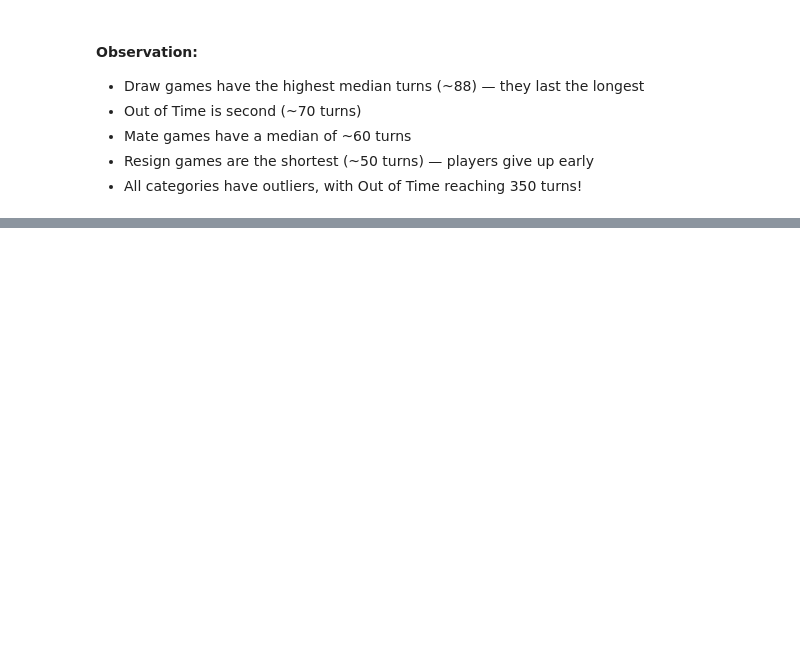
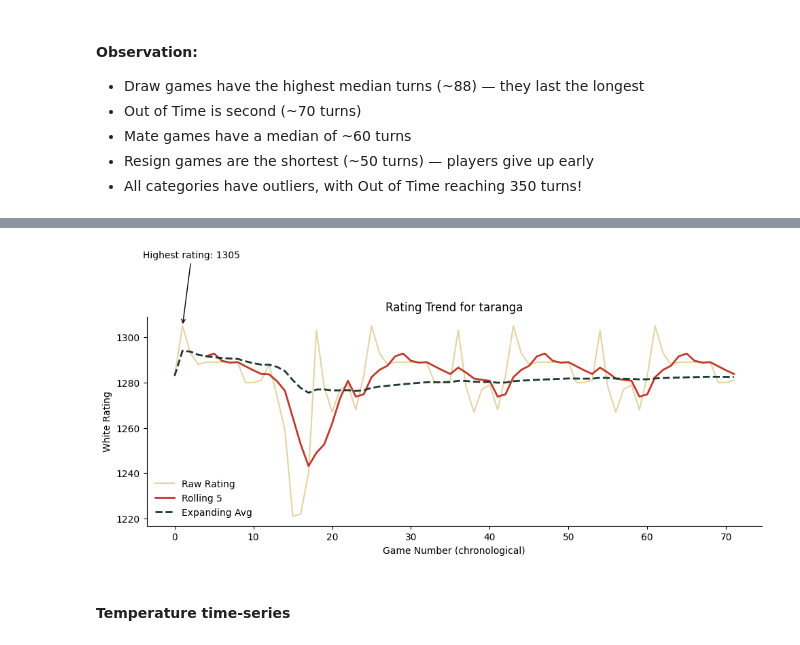
Before and after one commit to dina-masry/Chess_game, a Jupyter notebook: notebooks/01_explore.ipynb, the cells around one changed output, grey strips where cells are left out. Drawn from its saved outputs; the diff is of its cells as text; code cells hidden in the pictures; blank space fills up the shorter version.

```diff
--- a/notebooks/01_explore.ipynb
+++ b/notebooks/01_explore.ipynb
@@ -423,0 +481,6 @@ ax.figure.savefig('../output/turns_by_victory_status.png')
+# %%
+player_counts = games_df['white_id'].value_counts()
+players_15plus = player_counts[player_counts >= 15].index
+
+chosen_player = players_15plus[0]
+print(chosen_player, player_counts[chosen_player])
@@ -423,0 +489,3 @@ ax.figure.savefig('../output/turns_by_victory_status.png')
+# %%
+player = games_df[games_df['white_id'] == chosen_player].sort_values('game_id').reset_index(drop=True)
+player
@@ -423,0 +506,31 @@ ax.figure.savefig('../output/turns_by_victory_status.png')
+# %%
+# Rolling + Expanding
+player['rolling_5'] = player['white_rating'].rolling(window=5).mean()
+player['expanding_avg'] = player['white_rating'].expanding().mean()
+# %%
+# Plot
+fig, ax = plt.subplots(figsize=(10, 5))
+ax.plot(player.index, player['white_rating'], color='#C9A84C', alpha=0.5, label='Raw Rating')
+ax.plot(player.index, player['rolling_5'], color='#C0392B', linewidth=2, label='Rolling 5')
+ax.plot(player.index, player['expanding_avg'], color='#1B3A2D', linewidth=2, linestyle='--', label='Expanding Avg')
+
+# Annotate highest-rated game
+max_idx = player['white_rating'].idxmax()
+max_rating = player.loc[max_idx, 'white_rating']
+ax.annotate(f'Highest rating: {max_rating}',
+             xy=(max_idx, max_rating),
+             xytext=(max_idx - 5, max_rating + 30),
+             arrowprops=dict(arrowstyle='->', color='black'))
+
+ax.set_title(f'Rating Trend for {chosen_player}')
+ax.set_xlabel('Game Number (chronological)')
+ax.set_ylabel('White Rating')
+ax.spines[['top','right']].set_visible(False)
+ax.legend(frameon=False)
+
+fig.tight_layout()
+plt.savefig('../output/player_rolling.png', dpi=150, bbox_inches='tight')
+# %% [output]
+[figure, added]
+# %% [markdown]
+#### Temperature time-series
```
Also changed, not shown: parts of 24 cells of this notebook, 8 other files.
